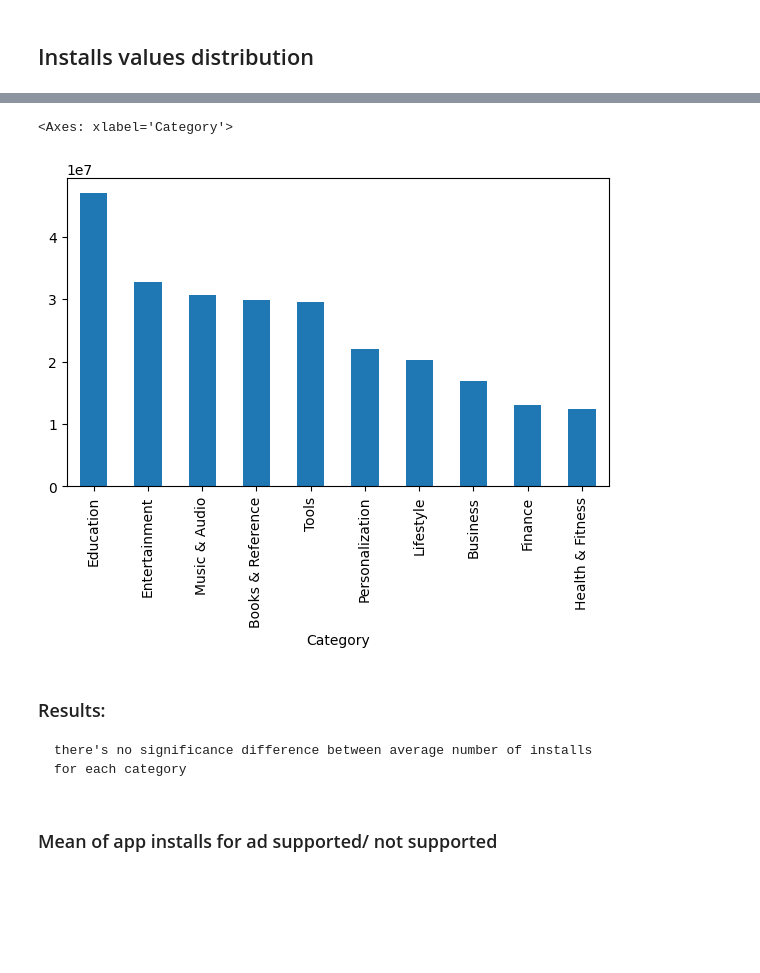
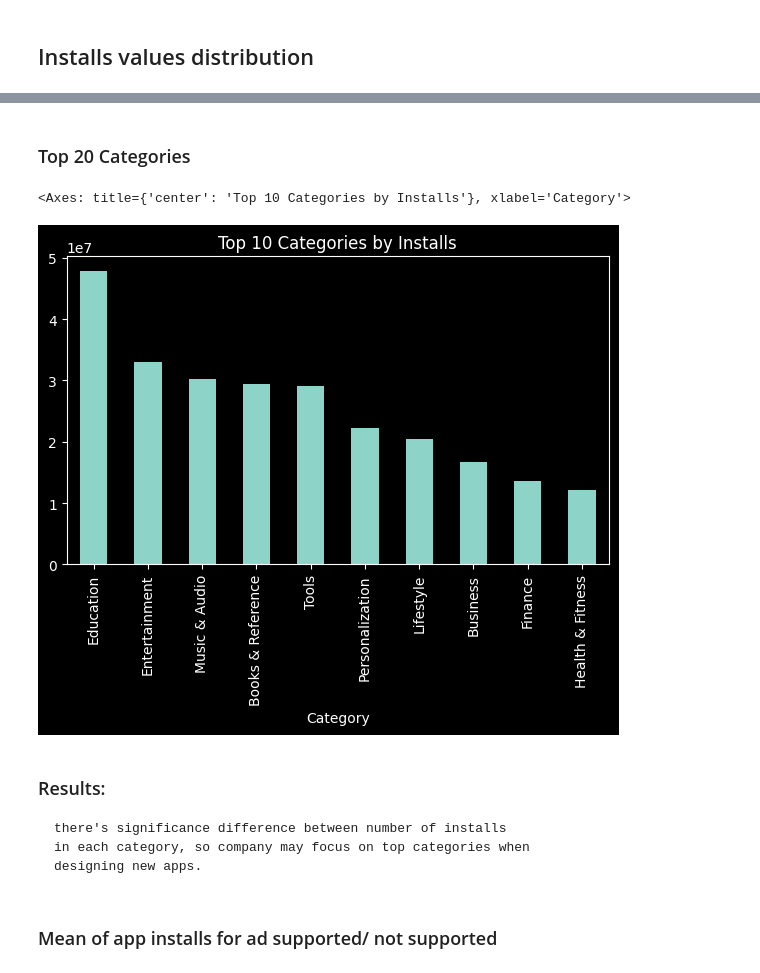
Before and after one commit to aymanreda56/XL-Data, a Jupyter notebook: DataAnalysis/DiagnosticAnalysis/InstallsAnalysis.ipynb, the cells around one changed output, grey strips where cells are left out. Cells and saved outputs as stored; diff of their text form; code cells hidden in the pictures; blank space fills up the shorter version.

Commit message:
installs analysis

```diff
--- a/DataAnalysis/DiagnosticAnalysis/InstallsAnalysis.ipynb
+++ b/DataAnalysis/DiagnosticAnalysis/InstallsAnalysis.ipynb
@@ -7,6 +7,7 @@ from utils import *
 from CorrelationAnalysis import *
 import seaborn as sns
 import matplotlib.pyplot as plt
+plt.style.use('dark_background')
 # %% [markdown]
 # Analyze Installs
 # %% [markdown]
@@ -135,14 +138,17 @@ Text(0.5, 1.0, 'Average Installs per Category')
+# %% [markdown]
+### Top 20 Categories
 # %%
 #get unique values of content rating
 df_cat_avg_installs = df.groupby('Category')['Installs'].sum().sort_values(ascending=False).head(10)
-df_cat_avg_installs.nlargest(15).plot(kind='bar', figsize=(7, 4))
+df_cat_avg_installs.nlargest(20).plot(kind='bar', figsize=(7, 4), title='Top 10 Categories by Installs')
 # %% [output]
-<Axes: xlabel='Category'>
+<Axes: title={'center': 'Top 10 Categories by Installs'}, xlabel='Category'>
-[figure, old version]
+[figure, new version]
 # %% [markdown]
 ### Results:
-    there's no significance difference between average number of installs
-    for each category
+    there's significance difference between number of installs
+    in each category, so company may focus on top categories when
+    designing new apps.
 # %% [markdown]
 ### Mean of app installs for ad supported/ not supported
 # %%
```
Also changed, not shown: parts of 25 cells of this notebook.
